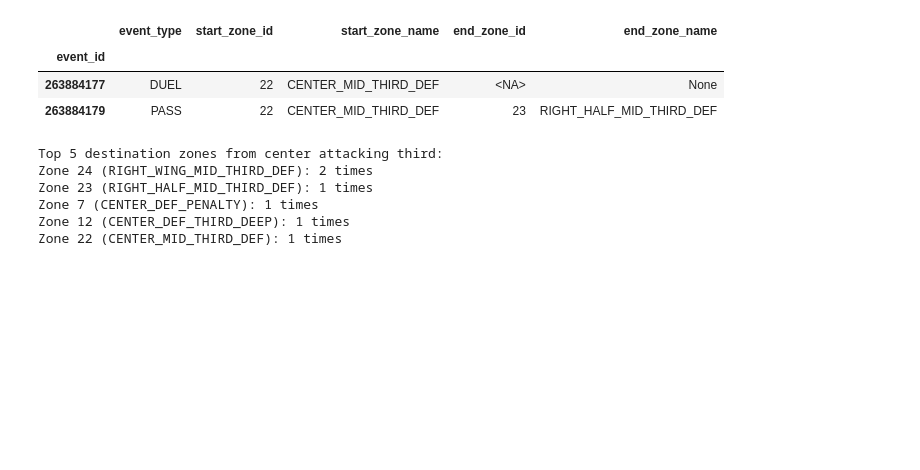
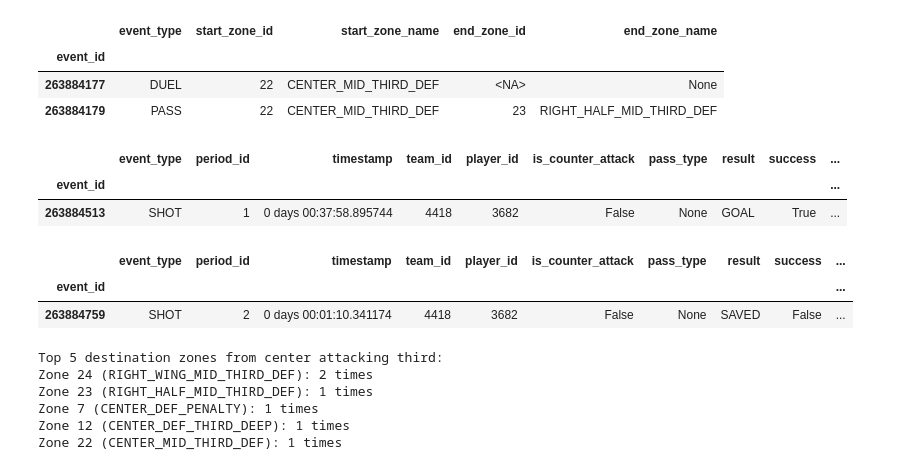
Before and after one commit to vladi2002/Football-Tactical-Clustering, a Jupyter notebook: graph.ipynb, the cells around one changed output. Saved outputs shown, nothing was run; the diff lists cells and outputs as text; code cells hidden in the pictures; blank space fills up the shorter version.

```diff
--- a/graph.ipynb
+++ b/graph.ipynb
@@ -285,6 +290,19 @@ transitions_from_center_att_third[
 | event_id |  |  |  |  |  |
 | 263884177 | DUEL | 22 | CENTER_MID_THIRD_DEF | <NA> | None |
 | 263884179 | PASS | 22 | CENTER_MID_THIRD_DEF | 23 | RIGHT_HALF_MID_THIRD_DEF |
+# %%
+# get first shot in first half
+df_home[(df_home["event_type"] == "SHOT") & (df_home["period_id"] == 1)].head(1)
+# %% [output]
+|  | event_type | period_id | timestamp | team_id | player_id | is_counter_attack | pass_type | result | success | ... |
+| event_id |  |  |  |  |  |  |  |  |  | ... |
+| 263884513 | SHOT | 1 | 0 days 00:37:58.895744 | 4418 | 3682 | False | None | GOAL | True | ... |
+# %%
+df_home[(df_home["event_type"] == "SHOT") & (df_home["period_id"] == 2)].head(1)
+# %% [output]
+|  | event_type | period_id | timestamp | team_id | player_id | is_counter_attack | pass_type | result | success | ... |
+| event_id |  |  |  |  |  |  |  |  |  | ... |
+| 263884759 | SHOT | 2 | 0 days 00:01:10.341174 | 4418 | 3682 | False | None | SAVED | False | ... |
 # %%
 next_zones = transitions_from_center_att_third["end_zone_id"].value_counts().head(5)
 print(f"\nTop 5 destination zones from center attacking third:")
```
Also changed, not shown: parts of 2 cells of this notebook.
